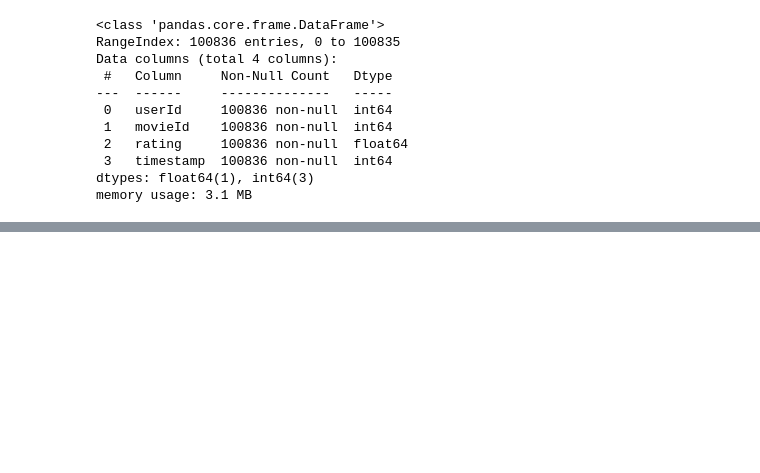
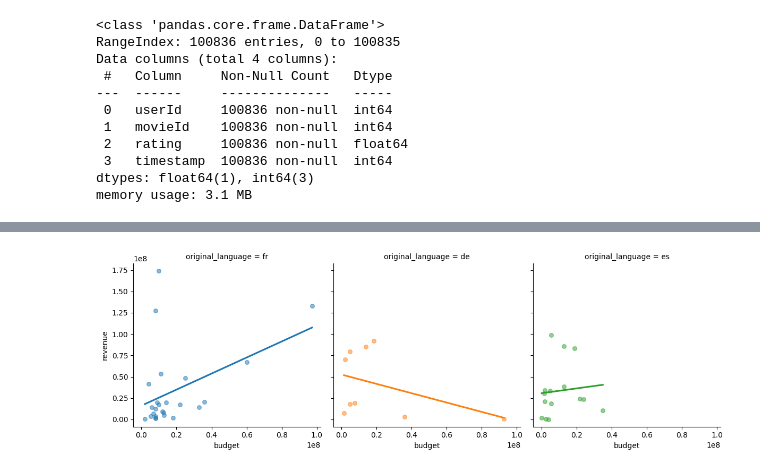
Before and after one commit to joaopfs97/data_science_exploring_data, a Jupyter notebook: data_science_instruction.ipynb, the cells around one changed output, grey strips where cells are left out. Saved outputs shown, nothing was run; the diff lists cells and outputs as text; code cells hidden in the pictures; blank space fills up the shorter version.

```diff
--- a/data_science_instruction.ipynb
+++ b/data_science_instruction.ipynb
@@ -110,0 +113,20 @@ Text(0.5, 1.0, 'Histogram of average rating by movie')
+# %%
+import pandas as pd
+import seaborn as sns
+
+# Importando a base de dados
+tmdb = pd.read_csv("https://raw.githubusercontent.com/alura-cursos/data-science-analise-exploratoria/main/Aula_0/tmdb_5000_movies.csv")
+
+# Filtrando os dados para as colunas desejadas
+dados = tmdb[["title", "original_language", "budget", "revenue"]]
+linguas = ["fr", "es", "de"]
+
+# Mantendo dados com valores de receita e orçamento válidos e nas línguas desejadas (fr, es, de)
+fr_es_de_com_revenue_e_budget = dados.query("revenue > 0 and budget > 0 and original_language == @linguas")
+
+# Construindo o gráfico de dispersão mais a reta de regressão linear para cada caso
+sns.lmplot(data=fr_es_de_com_revenue_e_budget, x="budget", y="revenue", col="original_language",
+           hue="original_language", ci=None, height=4, scatter_kws={"s": 30, "alpha": 0.5})
+plt.show()
+# %% [output]
+[figure, added]
```
Also changed, not shown: parts of 3 cells of this notebook.
